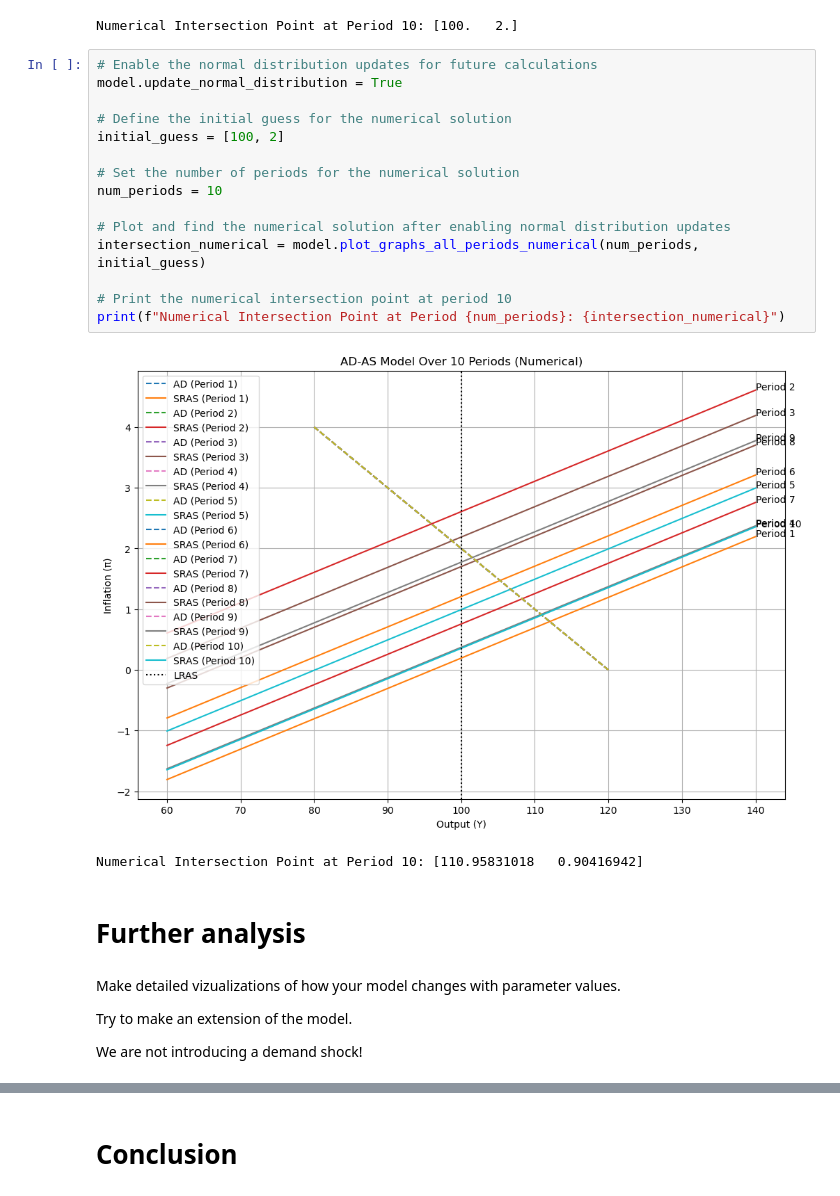
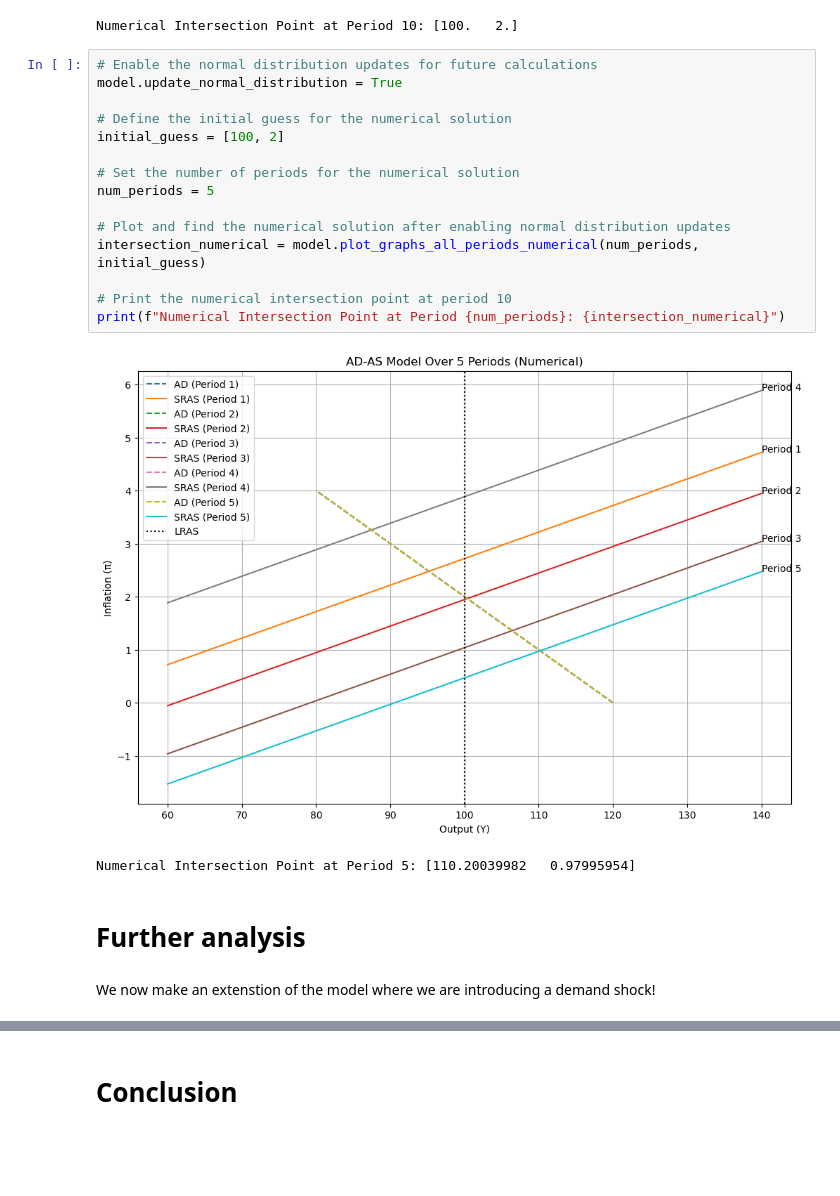
Before and after one commit to NumEconCopenhagen/projects-2024-maltheogpeter, a Jupyter notebook: modelproject/modelproject.ipynb, the cells around one changed output, grey strips where cells are left out. Saved outputs shown, nothing was run; the diff lists cells and outputs as text; blank space fills up the shorter version.

```diff
--- a/modelproject/modelproject.ipynb
+++ b/modelproject/modelproject.ipynb
@@ -117,29 +188,25 @@ Numerical Intersection Point at Period 10: [100.   2.]
 # %%
 # Enable the normal distribution updates for future calculations
 model.update_normal_distribution = True
 
 # Define the initial guess for the numerical solution
 initial_guess = [100, 2]
 
 # Set the number of periods for the numerical solution
-num_periods = 10
+num_periods = 5
 
 # Plot and find the numerical solution after enabling normal distribution updates
 intersection_numerical = model.plot_graphs_all_periods_numerical(num_periods, initial_guess)
 
 # Print the numerical intersection point at period 10
 print(f"Numerical Intersection Point at Period {num_periods}: {intersection_numerical}")
 # %% [output]
-[figure, old version]
+[figure, new version]
-Numerical Intersection Point at Period 10: [110.95831018   0.90416942]
+Numerical Intersection Point at Period 5: [110.20039982   0.97995954]
 # %% [markdown]
 # Further analysis
 # %% [markdown]
-Make detailed vizualizations of how your model changes with parameter values.
-
-Try to make an extension of the model.
-
-We are not introducing a demand shock!
+We now make an extenstion of the model where we are introducing a demand shock!
 # %%
 # Initialize the model with a demand shock of 20
 model = ADASModel(
```
Also changed, not shown: parts of 17 cells of this notebook, 1 other file.
